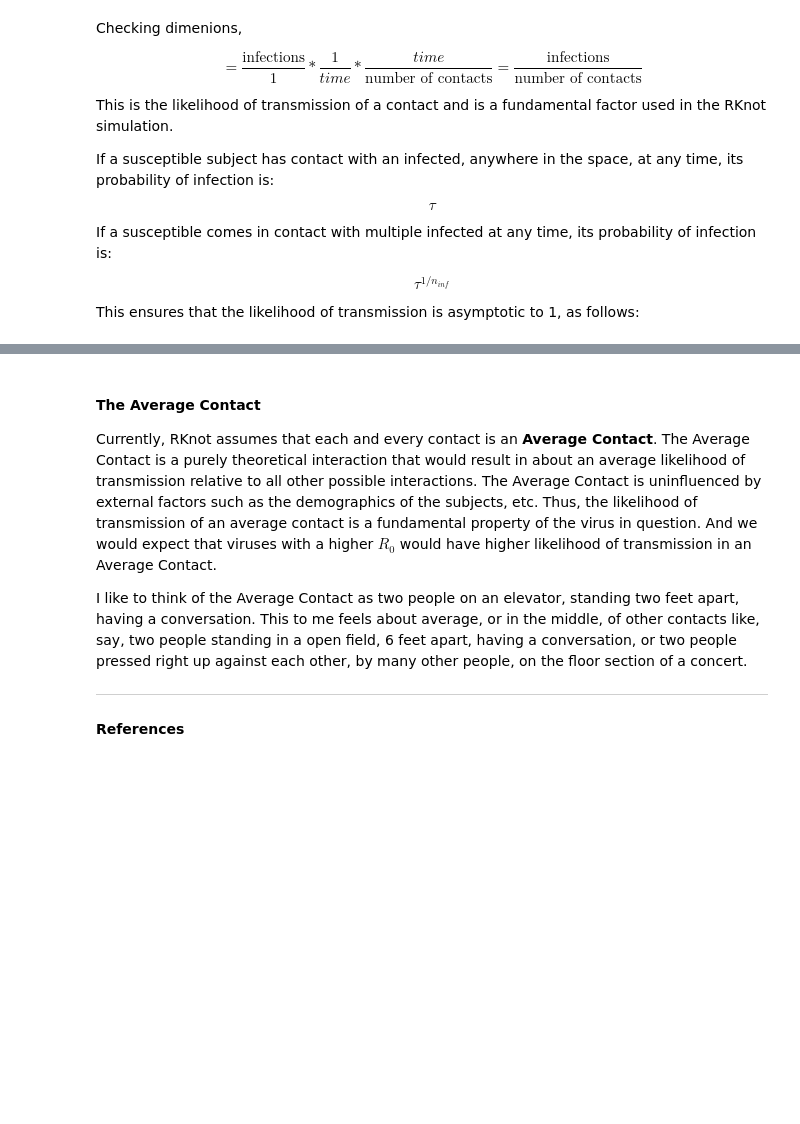
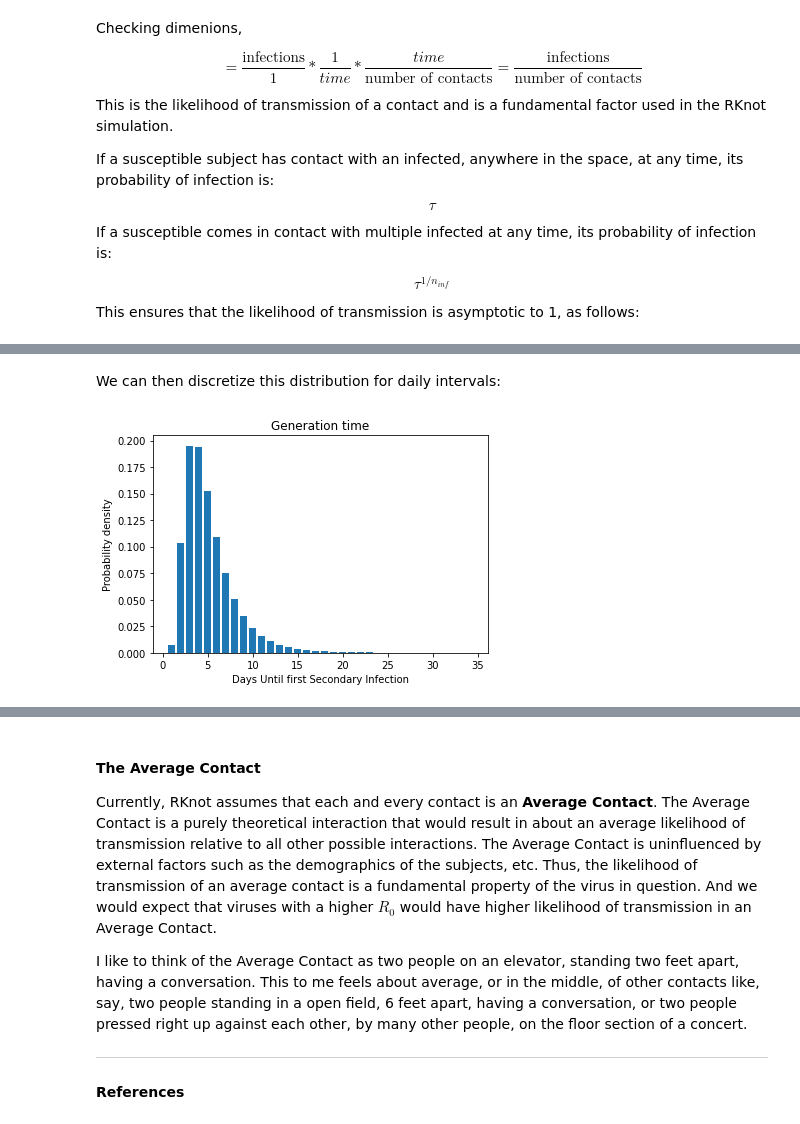
Before and after one commit to rjskene/rknotdocs, a Jupyter notebook: docs/intro.ipynb, the cells around one changed output, grey strips where cells are left out. Cells and saved outputs as stored; diff of their text form; code cells hidden in the pictures; blank space fills up the shorter version.

```diff
--- a/docs/intro.ipynb
+++ b/docs/intro.ipynb
@@ -221,0 +255,15 @@ plt.savefig('imgs/tau_v_contacts.png', bbox_inches='tight')
+# %% [markdown]
+We can then discretize this distribution for daily intervals:
+# %%
+cumprobs = gt.cdf(ts)
+gt_discrete = cumprobs[1:] - cumprobs[:-1]
+
+fig, ax = plt.subplots()
+ax.bar(ts[1:], gt_discrete)
+ax.set(xlabel='Days Until first Secondary Infection',
+       ylabel='Probability density',
+       title='Generation time')
+
+plt.savefig('/Users/spindicate/Documents/programming/rknot/imgs/gt_discrete.png', bbox_inches='tight')
+# %% [output]
+[figure, added]
```
Also changed, not shown: parts of 15 cells of this notebook.
